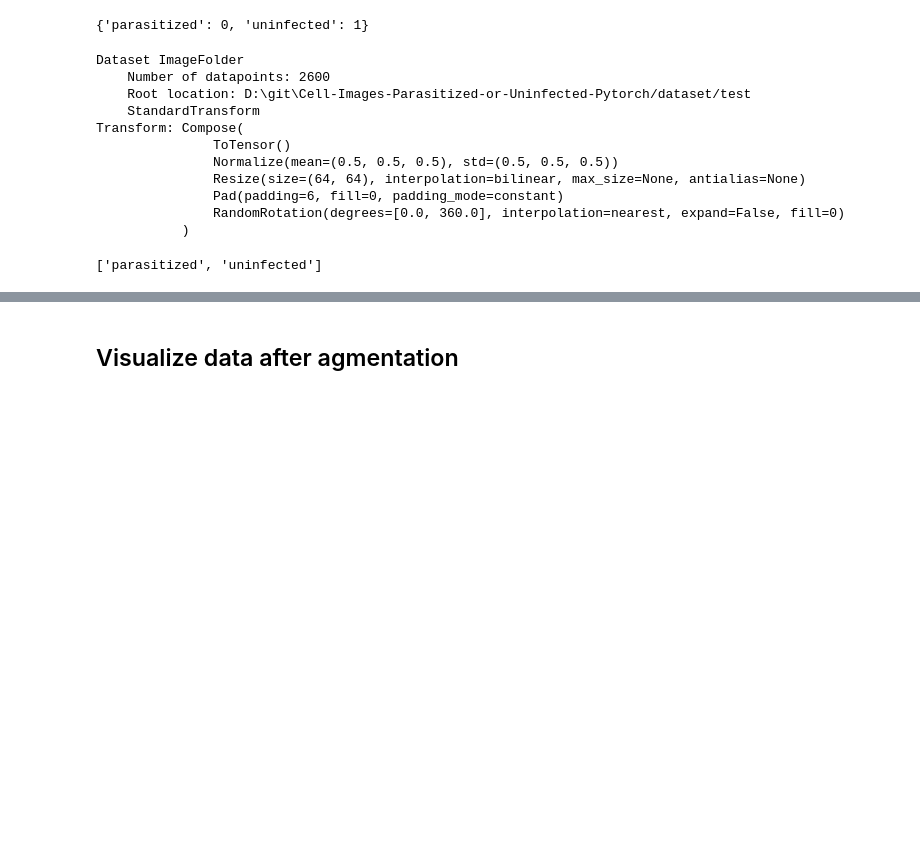
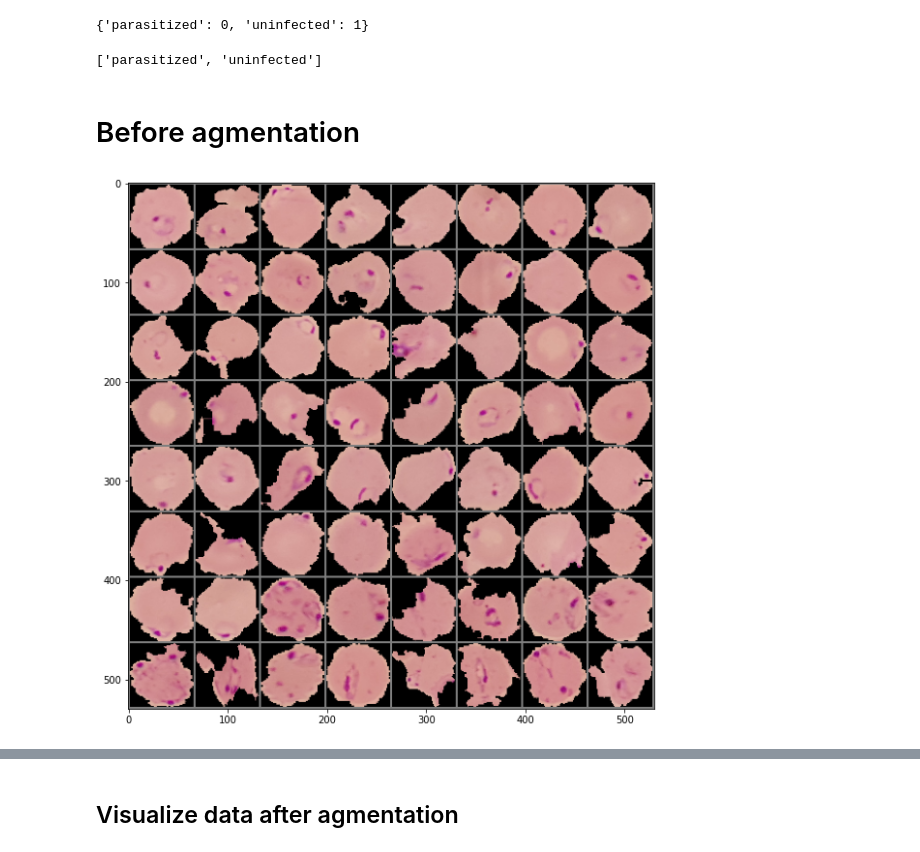
Before and after one commit to RichardDev01/Cell-Images-Parasitized-or-Uninfected-Pytorch, a Jupyter notebook: notebooks/Data Pipeline.ipynb, the cells around one changed output, grey strips where cells are left out. Saved outputs shown, nothing was run; the diff lists cells and outputs as text; code cells hidden in the pictures; blank space fills up the shorter version.

```diff
--- a/notebooks/Data Pipeline.ipynb
+++ b/notebooks/Data Pipeline.ipynb
@@ -66,20 +70,6 @@ testloader = torch.utils.data.DataLoader(testset, batch_size=batch_size,
 trainset.class_to_idx
 # %% [output]
 {'parasitized': 0, 'uninfected': 1}
-# %%
-testset
-# %% [output]
-Dataset ImageFolder
-    Number of datapoints: 2600
-    Root location: D:\git\Cell-Images-Parasitized-or-Uninfected-Pytorch/dataset/test
-    StandardTransform
-Transform: Compose(
-               ToTensor()
-               Normalize(mean=(0.5, 0.5, 0.5), std=(0.5, 0.5, 0.5))
-               Resize(size=(64, 64), interpolation=bilinear, max_size=None, antialias=None)
-               Pad(padding=6, fill=0, padding_mode=constant)
-               RandomRotation(degrees=[0.0, 360.0], interpolation=nearest, expand=False, fill=0)
-           )
 # %%
 # Saving Dict to a list for later use
 classes = list(trainset.class_to_idx)
@@ -87,3 +77,37 @@ classes = list(trainset.class_to_idx)
 classes
 # %% [output]
 ['parasitized', 'uninfected']
+# %% [markdown]
+# Before agmentation
+# %%
+visual_transform = transforms.Compose(
+    [transforms.ToTensor(),
+     transforms.Normalize((0.5, 0.5, 0.5), (0.5, 0.5, 0.5)),
+     transforms.Resize((64, 64)),
+#      transforms.Pad(6),
+#      transforms.RandomRotation(degrees=(0, 360))
+    ])
+
+visualize_set = torchvision.datasets.ImageFolder(
+    root=trainset_path,
+    transform=visual_transform
+)
+visualize_loader = torch.utils.data.DataLoader(visualize_set, batch_size=batch_size,
+                                         shuffle=False, num_workers=1)
+# %%
+# functions to show an image
+def imshow(img):
+    plt.figure(figsize=(10, 10))
+    img = img / 2 + 0.5     # unnormalize
+    npimg = img.numpy()
+    plt.imshow(np.transpose(npimg, (1, 2, 0)))
+    plt.show()
+
+# get some random training images
+dataiter = iter(visualize_loader)
+images_vis, labels = dataiter.next()
+
+# show images
+imshow(torchvision.utils.make_grid(images_vis, 8))
+# %% [output]
+[figure, added]
```
Also changed, not shown: parts of 16 cells of this notebook.
